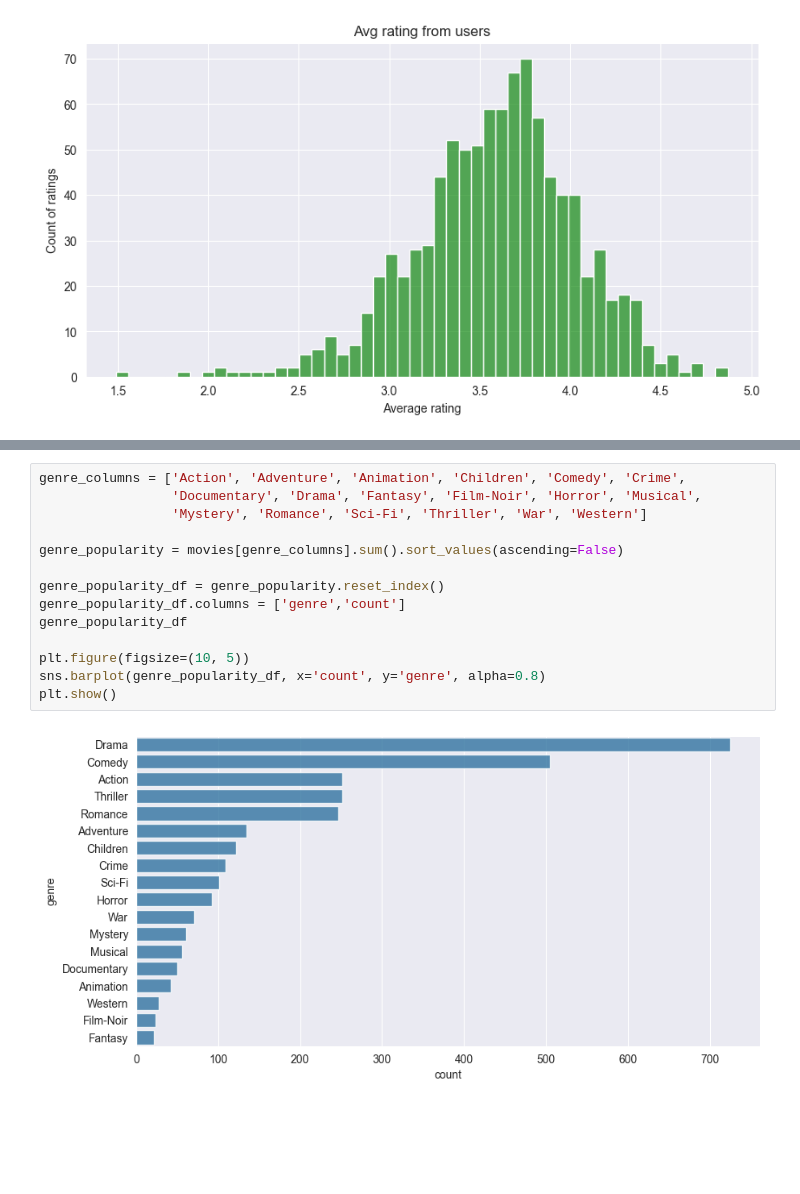
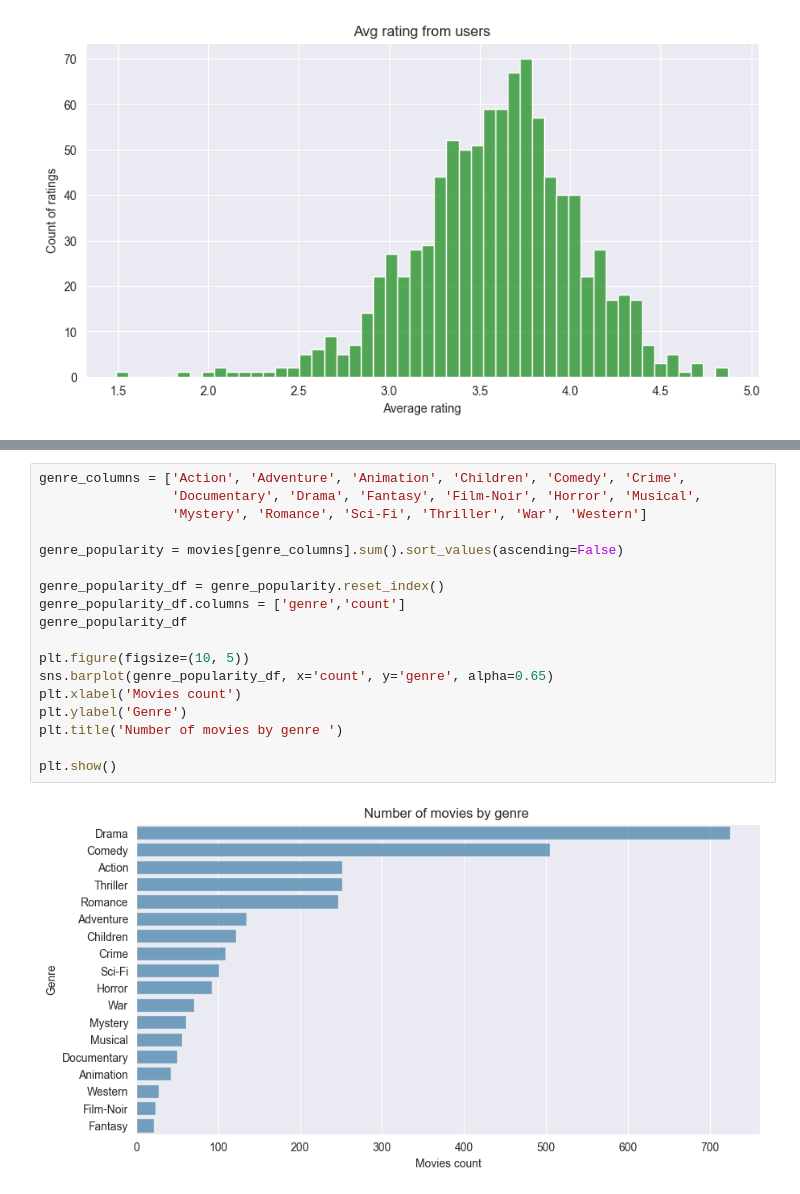
Before and after one commit to NasdormML/MovieLens-100K, a Jupyter notebook: notebooks/EDA.ipynb, the cells around one changed output, grey strips where cells are left out. Saved outputs shown, nothing was run; the diff lists cells and outputs as text; blank space fills up the shorter version.

```diff
--- a/notebooks/EDA.ipynb
+++ b/notebooks/EDA.ipynb
@@ -127,16 +126,20 @@ plt.show()
 # %%
 genre_columns = ['Action', 'Adventure', 'Animation', 'Children', 'Comedy', 'Crime',
                  'Documentary', 'Drama', 'Fantasy', 'Film-Noir', 'Horror', 'Musical',
                  'Mystery', 'Romance', 'Sci-Fi', 'Thriller', 'War', 'Western']
 
 genre_popularity = movies[genre_columns].sum().sort_values(ascending=False)
 
 genre_popularity_df = genre_popularity.reset_index()
 genre_popularity_df.columns = ['genre','count']
 genre_popularity_df
 
 plt.figure(figsize=(10, 5))
-sns.barplot(genre_popularity_df, x='count', y='genre', alpha=0.8)
+sns.barplot(genre_popularity_df, x='count', y='genre', alpha=0.65)
+plt.xlabel('Movies count')
+plt.ylabel('Genre')
+plt.title('Number of movies by genre ')
+
 plt.show()
 # %% [output]
-[figure, old version]
+[figure, new version]
```
Also changed, not shown: parts of 4 cells of this notebook.
